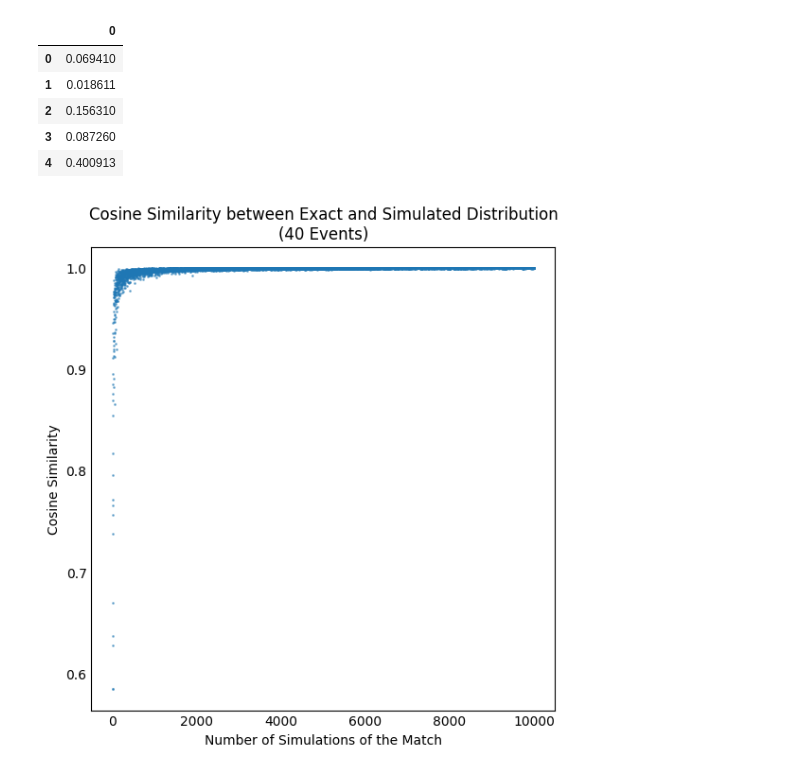
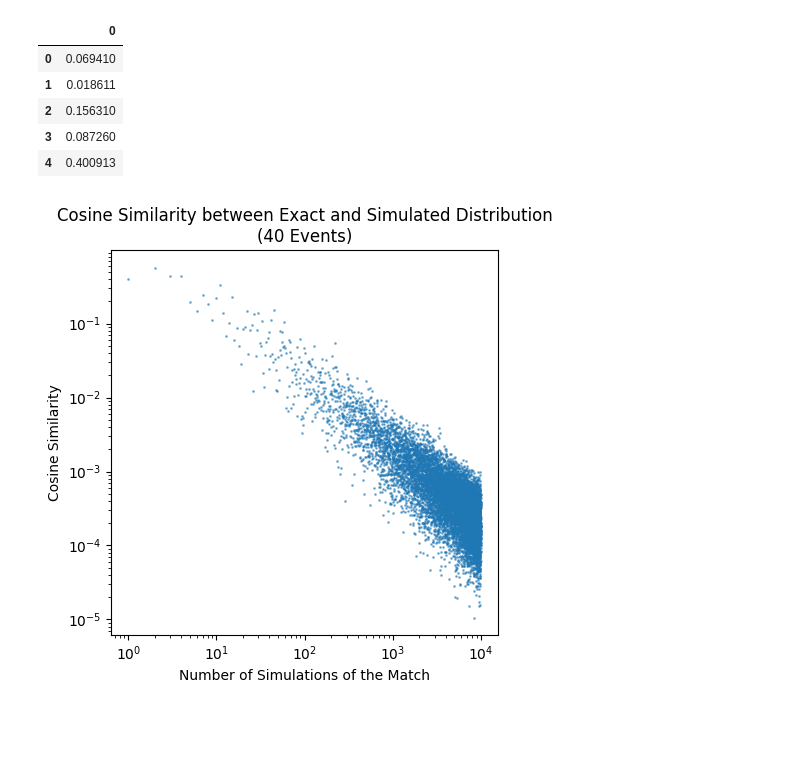
Before and after one commit to StrikerBadger/bachelor-thesis, a Jupyter notebook: simulation_analysis.ipynb, the cells around one changed output. Drawn from its saved outputs; the diff is of its cells as text; code cells hidden in the pictures; blank space fills up the shorter version.

```diff
--- a/simulation_analysis.ipynb
+++ b/simulation_analysis.ipynb
@@ -35,20 +35,27 @@ def simulation(p_is, n=1):
         amnts[goal_amnt] += 1
     return [amnt/n for amnt in amnts]
 # %%
+import scipy
 shots = 40 # Number of shots to simulate
 N = 10000 # Number of simulations
 cosine_similarities = []
+max_abs_diffs = []
+jensen_shannon_divergences = []
 p_is = xg_df.sample(shots, replace=True).values.flatten().tolist()
 for i in tqdm(range(1, N+1)):
     exact_dist = np.array(dp(p_is))
     sim = np.array(simulation(p_is, i))
-    cosine_similarities.append(np.dot(exact_dist, sim)/np.linalg.norm(exact_dist)/np.linalg.norm(sim))
+    cosine_similarities.append(scipy.spatial.distance.cosine(exact_dist, sim))
+    max_abs_diffs.append(max(abs(exact_dist - sim)))
+    jensen_shannon_divergences.append(scipy.spatial.distance.jensenshannon(exact_dist, sim))
 # %%
-plt. figure(figsize=(5, 5))
+plt.figure(figsize=(5, 5))
+plt.yscale('log')
+plt.xscale('log')
 plt.scatter(range(1, N+1), cosine_similarities, s=1, alpha=0.5)
 plt.title('Cosine Similarity between Exact and Simulated Distribution\n(40 Events)')
 plt.xlabel('Number of Simulations of the Match')
 plt.ylabel('Cosine Similarity')
 plt.show()
 # %% [output]
-[figure, old version]
+[figure, new version]
```
Also changed, not shown: parts of 2 cells of this notebook, 4 other files.
